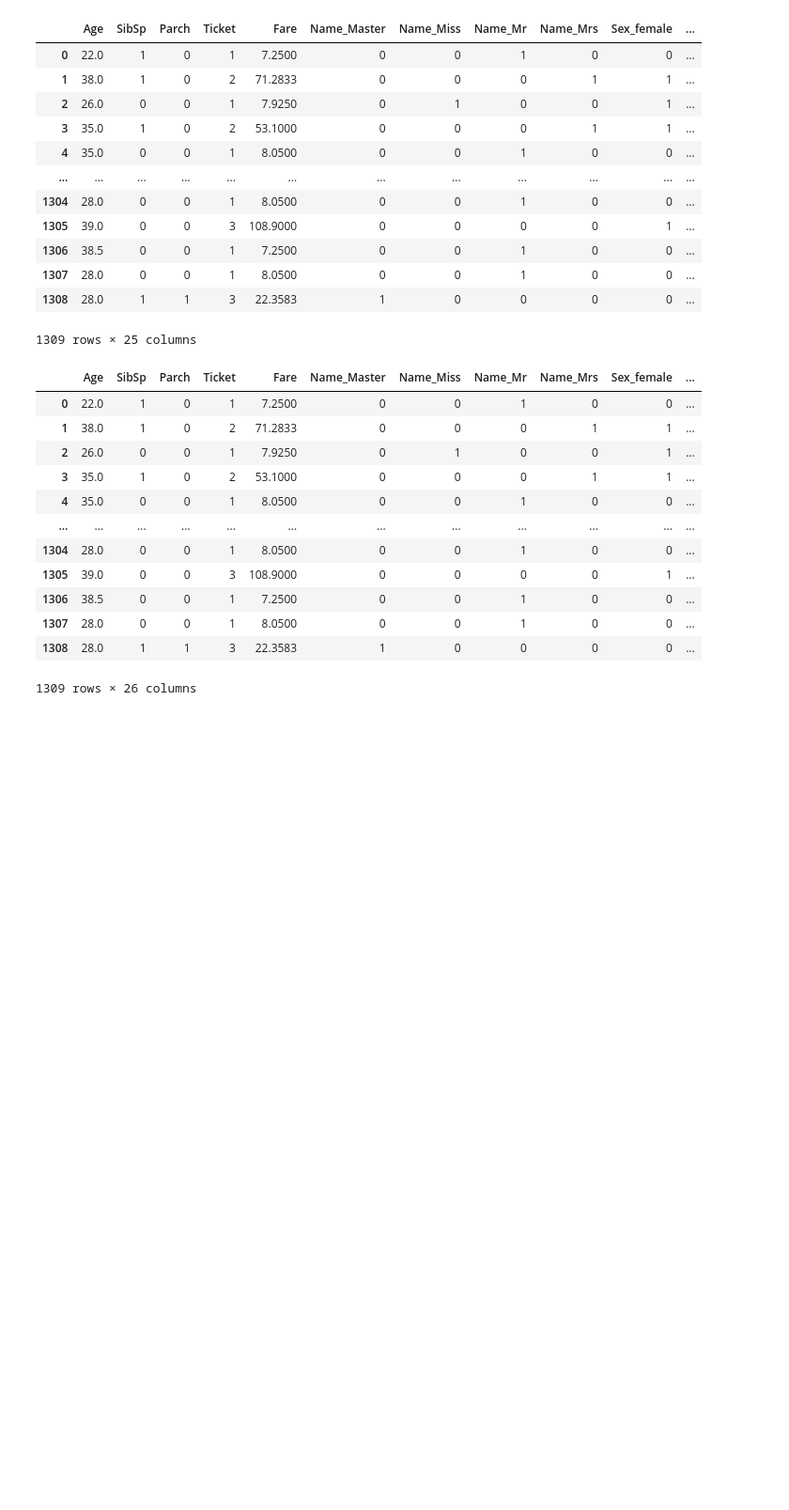
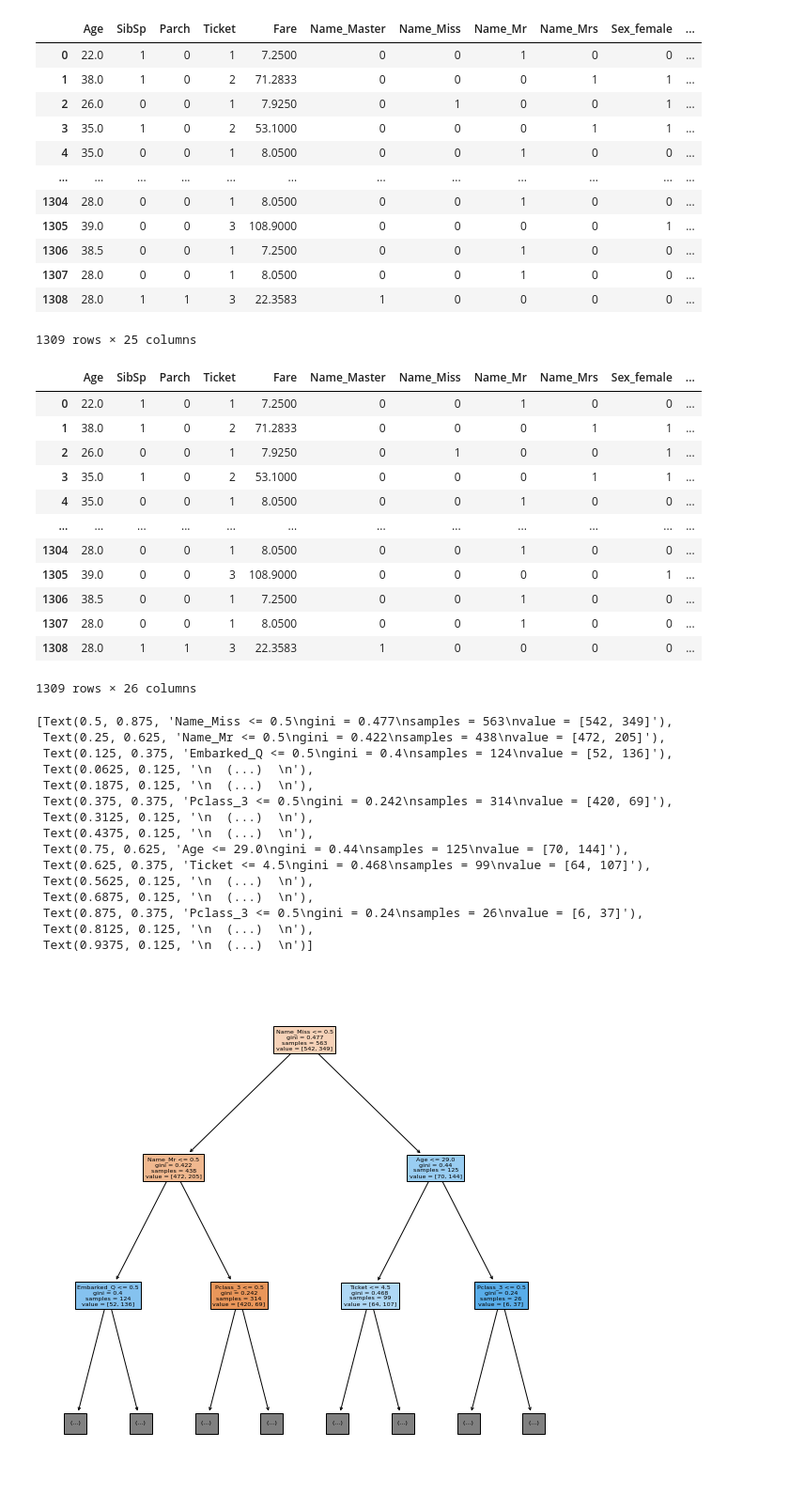
Before and after one commit to Elwing-Chou/tibaml0606, a Jupyter notebook: titanic.ipynb, the cells around one changed output. Shown at 94% size. Cells and saved outputs as stored; diff of their text form; code cells hidden in the pictures; blank space fills up the shorter version.

```diff
--- a/titanic.ipynb
+++ b/titanic.ipynb
@@ -185,3 +185,29 @@ import numpy as np
 x = np.array(datas.iloc[:len(train_df)])
 y = np.array(train_df["Survived"])
 x_predict = np.array(datas.iloc[len(train_df):])
+# %%
+import matplotlib.pyplot as plt
+from sklearn.tree import plot_tree
+from sklearn.ensemble import RandomForestClassifier
+clf = RandomForestClassifier(n_estimators=10, max_depth=5, n_jobs=-1)
+clf.fit(x, y)
+plt.figure(figsize=(10, 10))
+# 你可以挑選十顆裡面的某科把它畫出來, 看一下什麼叫做略有不同
+plot_tree(clf.estimators_[3], feature_names=datas.columns, filled=True, max_depth=2)
+# %% [output]
+[Text(0.5, 0.875, 'Name_Miss <= 0.5\ngini = 0.477\nsamples = 563\nvalue = [542, 349]'),
+ Text(0.25, 0.625, 'Name_Mr <= 0.5\ngini = 0.422\nsamples = 438\nvalue = [472, 205]'),
+ Text(0.125, 0.375, 'Embarked_Q <= 0.5\ngini = 0.4\nsamples = 124\nvalue = [52, 136]'),
+ Text(0.0625, 0.125, '\n  (...)  \n'),
+ Text(0.1875, 0.125, '\n  (...)  \n'),
+ Text(0.375, 0.375, 'Pclass_3 <= 0.5\ngini = 0.242\nsamples = 314\nvalue = [420, 69]'),
+ Text(0.3125, 0.125, '\n  (...)  \n'),
+ Text(0.4375, 0.125, '\n  (...)  \n'),
+ Text(0.75, 0.625, 'Age <= 29.0\ngini = 0.44\nsamples = 125\nvalue = [70, 144]'),
+ Text(0.625, 0.375, 'Ticket <= 4.5\ngini = 0.468\nsamples = 99\nvalue = [64, 107]'),
+ Text(0.5625, 0.125, '\n  (...)  \n'),
+ Text(0.6875, 0.125, '\n  (...)  \n'),
+ Text(0.875, 0.375, 'Pclass_3 <= 0.5\ngini = 0.24\nsamples = 26\nvalue = [6, 37]'),
+ Text(0.8125, 0.125, '\n  (...)  \n'),
+ Text(0.9375, 0.125, '\n  (...)  \n')]
+[figure, added]
```
